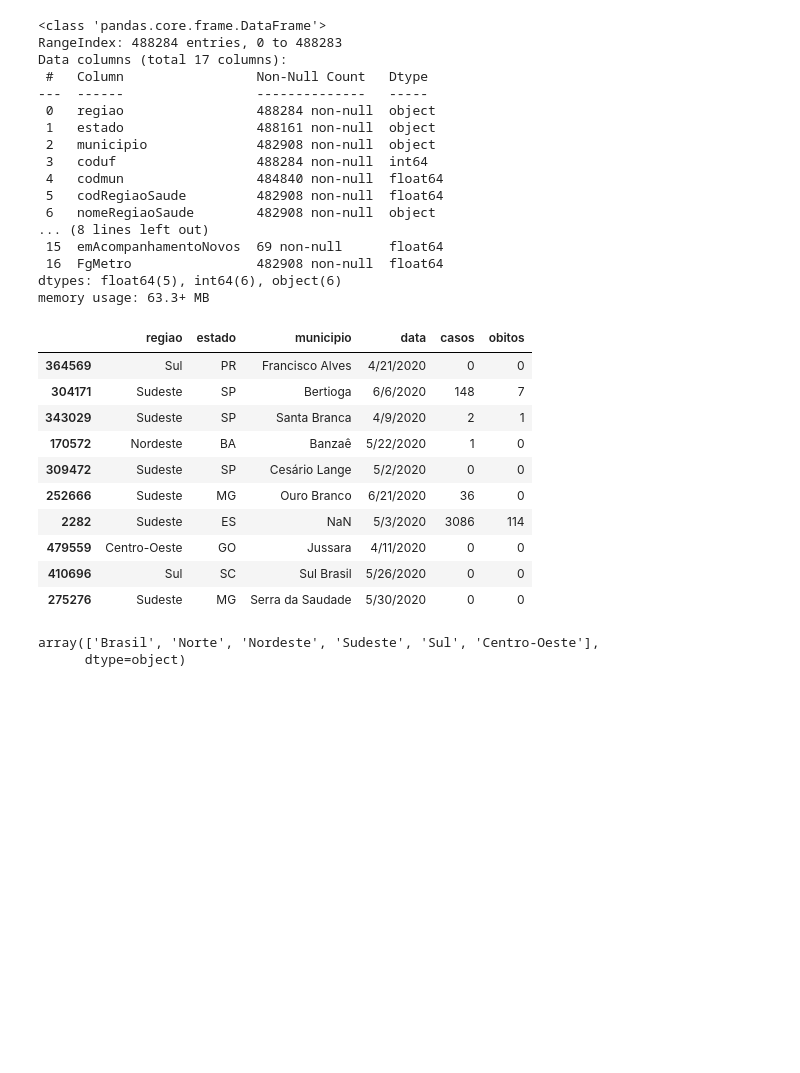
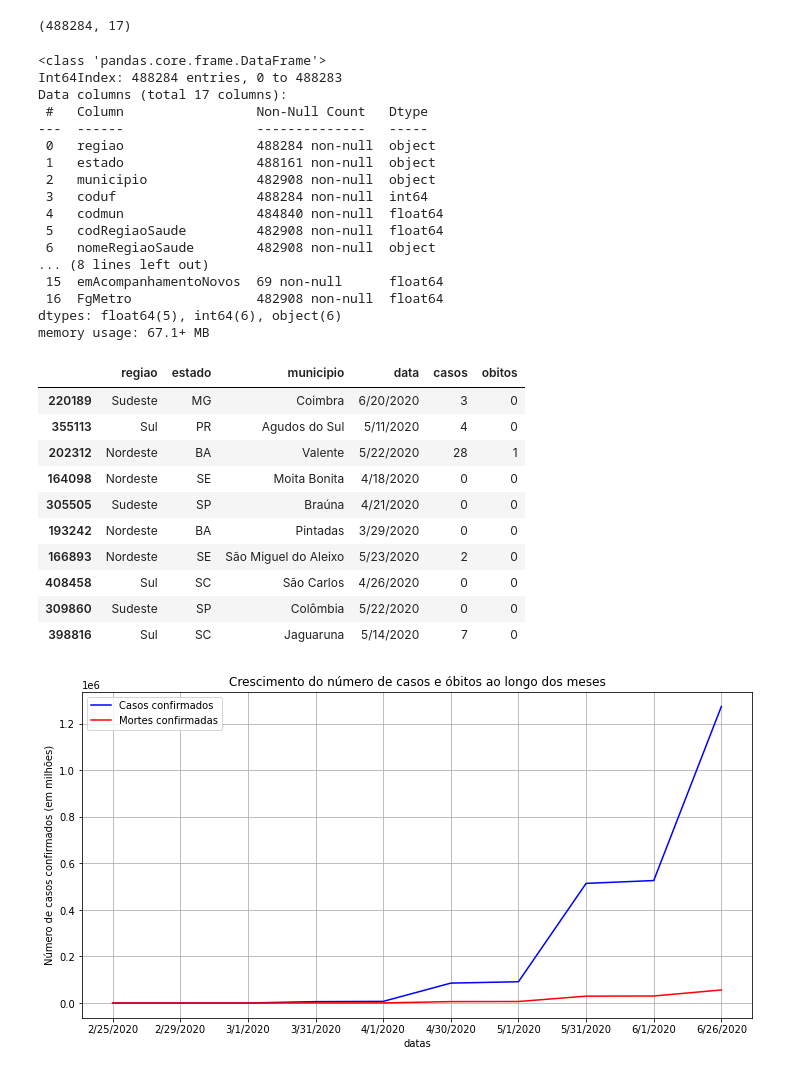
Before and after one commit to dev-cruz/covid19-data-analysis, a Jupyter notebook: notebook.ipynb, the cells around one changed output. Drawn from its saved outputs; the diff is of its cells as text; code cells hidden in the pictures; blank space fills up the shorter version.

```diff
--- a/notebook.ipynb
+++ b/notebook.ipynb
@@ -14,8 +14,13 @@ df.shape
+# %%
+df.dropna(how='all',axis=0, inplace=True)
+df.shape
+# %% [output]
+(488284, 17)
 # %%
 df.info()
 # %% [output]
 <class 'pandas.core.frame.DataFrame'>
-RangeIndex: 488284 entries, 0 to 488283
+Int64Index: 488284 entries, 0 to 488283
 Data columns (total 17 columns):
  #   Column                 Non-Null Count   Dtype
 ---  ------                 --------------   -----
@@ -30,7 +35,7 @@ Data columns (total 17 columns):
  15  emAcompanhamentoNovos  69 non-null      float64
  16  FgMetro                482908 non-null  float64
 dtypes: float64(5), int64(6), object(6)
-memory usage: 63.3+ MB
+memory usage: 67.1+ MB
 # %%
 df = pd.DataFrame(data={
     "regiao": df["regiao"],
@@ -43,16 +48,16 @@ df = pd.DataFrame(data={
 df.sample(10)
 # %% [output]
 |  | regiao | estado | municipio | data | casos | obitos |
-| 364569 | Sul | PR | Francisco Alves | 4/21/2020 | 0 | 0 |
-| 304171 | Sudeste | SP | Bertioga | 6/6/2020 | 148 | 7 |
-| 343029 | Sudeste | SP | Santa Branca | 4/9/2020 | 2 | 1 |
-| 170572 | Nordeste | BA | Banzaê | 5/22/2020 | 1 | 0 |
-| 309472 | Sudeste | SP | Cesário Lange | 5/2/2020 | 0 | 0 |
-| 252666 | Sudeste | MG | Ouro Branco | 6/21/2020 | 36 | 0 |
-| 2282 | Sudeste | ES | NaN | 5/3/2020 | 3086 | 114 |
-| 479559 | Centro-Oeste | GO | Jussara | 4/11/2020 | 0 | 0 |
-| 410696 | Sul | SC | Sul Brasil | 5/26/2020 | 0 | 0 |
-| 275276 | Sudeste | MG | Serra da Saudade | 5/30/2020 | 0 | 0 |
+| 220189 | Sudeste | MG | Coimbra | 6/20/2020 | 3 | 0 |
+| 355113 | Sul | PR | Agudos do Sul | 5/11/2020 | 4 | 0 |
+| 202312 | Nordeste | BA | Valente | 5/22/2020 | 28 | 1 |
+| 164098 | Nordeste | SE | Moita Bonita | 4/18/2020 | 0 | 0 |
+| 305505 | Sudeste | SP | Braúna | 4/21/2020 | 0 | 0 |
+| 193242 | Nordeste | BA | Pintadas | 3/29/2020 | 0 | 0 |
+| 166893 | Nordeste | SE | São Miguel do Aleixo | 5/23/2020 | 2 | 0 |
+| 408458 | Sul | SC | São Carlos | 4/26/2020 | 0 | 0 |
+| 309860 | Sudeste | SP | Colômbia | 5/22/2020 | 0 | 0 |
+| 398816 | Sul | SC | Jaguaruna | 5/14/2020 | 7 | 0 |
 # %%
 dates = [
     '2/25/2020', '2/29/2020',
@@ -76,5 +70,17 @@ for i in range(5):
-# %%
-df["regiao"].unique()
-# %% [output]
-array(['Brasil', 'Norte', 'Nordeste', 'Sudeste', 'Sul', 'Centro-Oeste'],
-      dtype=object)
+# %%
+national = df.query('regiao == "Brasil"')
+
+plt.figure(figsize=(12, 6))
+plt.title("Crescimento do número de casos e óbitos ao longo dos meses")
+plt.ylabel("Número de casos confirmados (em milhões)")
+plt.xlabel("datas")
+plt.grid(True)
+dates = national["data"]
+cases = national["casos"]
+deaths = national["obitos"]
+plt.plot(dates, cases, label="Casos confirmados", color="blue")
+plt.plot(dates, deaths, label="Mortes confirmadas", color="red")
+plt.legend()
+plt.show()
+# %% [output]
+[figure, added]
```
Also changed, not shown: parts of 7 cells of this notebook, 1 other file.
